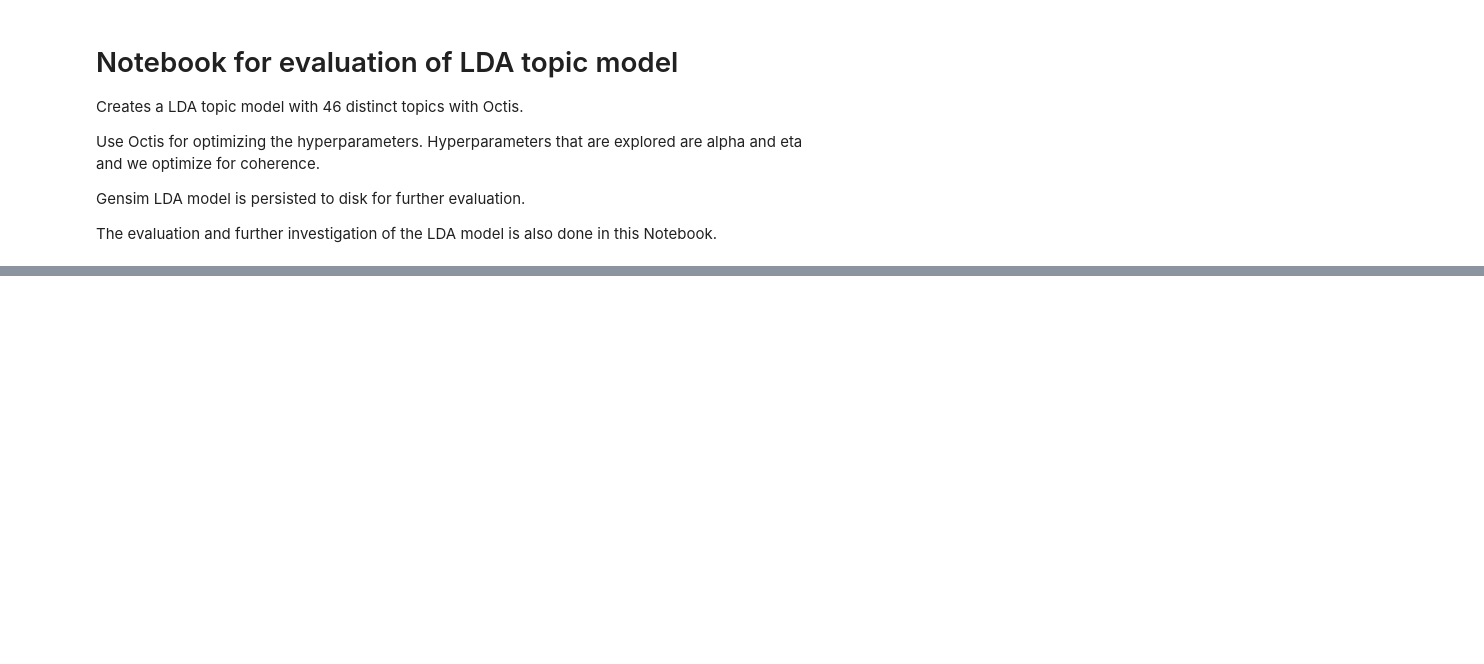
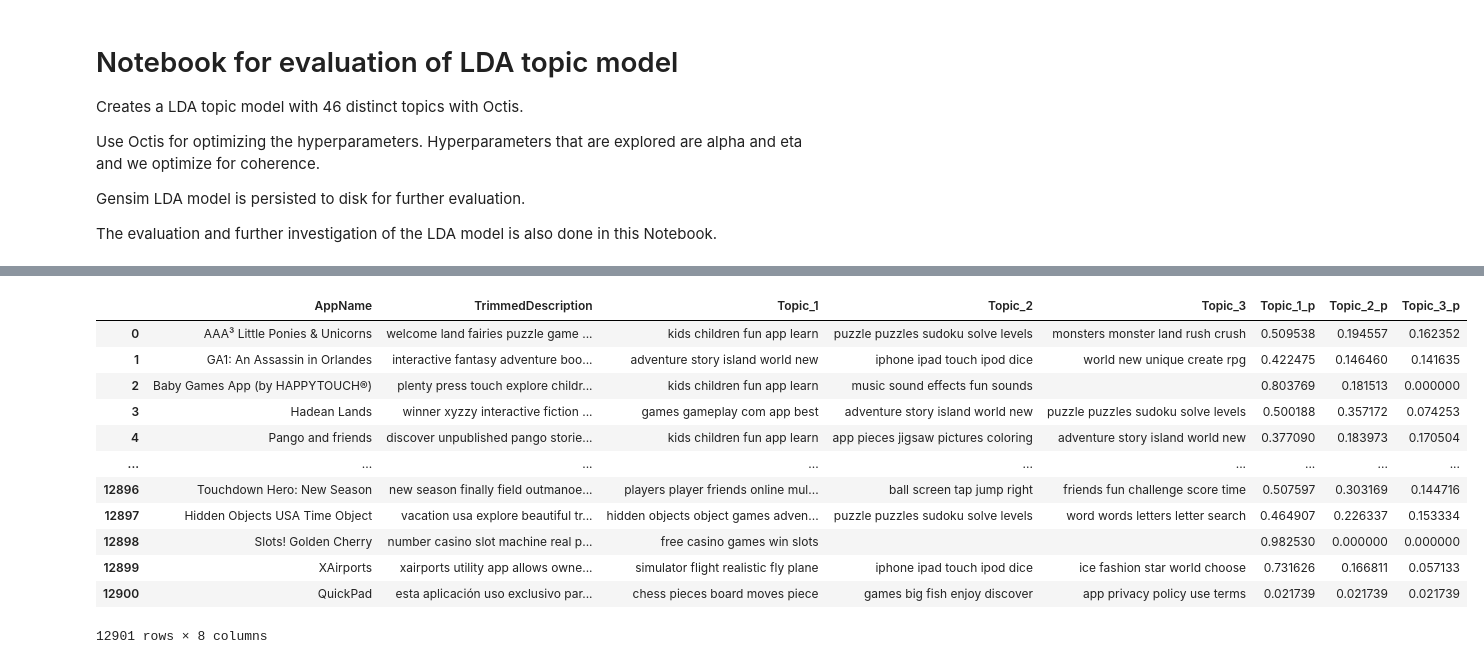
Before and after one commit to tsido/lda-thesis, a Jupyter notebook: topic_extraction/lda/LDA_create_model.ipynb, the cells around one changed output, grey strips where cells are left out. Cells and saved outputs as stored; diff of their text form; code cells hidden in the pictures; blank space fills up the shorter version.

```diff
--- a/topic_extraction/lda/LDA_create_model.ipynb
+++ b/topic_extraction/lda/LDA_create_model.ipynb
@@ -294,0 +363,31 @@ plt.show()
+# %%
+gensim_topic_strings = []
+gensim_topic_probabilities = []
+n_top_topics = 3
+
+corpus = [dictionary.doc2bow(desc) for desc in descriptions]
+
+
+# turn the topics into actual words
+for doc in corpus:
+    doc_topic_strings = []
+    doc_topic_probabilities = []
+
+    doc_topics = lda.get_document_topics(doc)
+    # sort topics by prob and get the top 3 topics for each doc
+    doc_topics.sort(key=lambda x: x[1], reverse=True)
+
+    for i in range(n_top_topics):
+        topic_id = doc_topics[i][0] if i < len(doc_topics) else -1
+
+        if topic_id == -1:
+            doc_topic_strings.append(' ')
+            doc_topic_probabilities.append(0)
+            continue
+
+        words = [w[0] for w in lda.show_topic(topic_id, topn=5)]
+        doc_topic_strings.append(' '.join(words))
+        doc_topic_probabilities.append(doc_topics[i][1])
+
+    gensim_topic_strings.append(doc_topic_strings)
+    gensim_topic_probabilities.append(doc_topic_probabilities)
@@ -294,0 +398,16 @@ plt.show()
+# %%
+gensim_topic_df
+# %% [output]
+|  | AppName | TrimmedDescription | Topic_1 | Topic_2 | Topic_3 | Topic_1_p | Topic_2_p | Topic_3_p |
+| 0 | AAA³ Little Ponies & Unicorns | welcome land fairies puzzle game ... | kids children fun app learn | puzzle puzzles sudoku solve levels | monsters monster land rush crush | 0.509538 | 0.194557 | 0.162352 |
+| 1 | GA1: An Assassin in Orlandes | interactive fantasy adventure boo... | adventure story island world new | iphone ipad touch ipod dice | world new unique create rpg | 0.422475 | 0.146460 | 0.141635 |
+| 2 | Baby Games App (by HAPPYTOUCH®) | plenty press touch explore childr... | kids children fun app learn | music sound effects fun sounds |  | 0.803769 | 0.181513 | 0.000000 |
+| 3 | Hadean Lands | winner xyzzy interactive fiction ... | games gameplay com app best | adventure story island world new | puzzle puzzles sudoku solve levels | 0.500188 | 0.357172 | 0.074253 |
+| 4 | Pango and friends | discover unpublished pango storie... | kids children fun app learn | app pieces jigsaw pictures coloring | adventure story island world new | 0.377090 | 0.183973 | 0.170504 |
+| ... | ... | ... | ... | ... | ... | ... | ... | ... |
+| 12896 | Touchdown Hero: New Season | new season finally field outmanoe... | players player friends online mul... | ball screen tap jump right | friends fun challenge score time | 0.507597 | 0.303169 | 0.144716 |
+| 12897 | Hidden Objects USA Time Object | vacation usa explore beautiful tr... | hidden objects object games adven... | puzzle puzzles sudoku solve levels | word words letters letter search | 0.464907 | 0.226337 | 0.153334 |
+| 12898 | Slots! Golden Cherry | number casino slot machine real p... | free casino games win slots |  |  | 0.982530 | 0.000000 | 0.000000 |
+| 12899 | XAirports | xairports utility app allows owne... | simulator flight realistic fly plane | iphone ipad touch ipod dice | ice fashion star world choose | 0.731626 | 0.166811 | 0.057133 |
+| 12900 | QuickPad | esta aplicación uso exclusivo par... | chess pieces board moves piece | games big fish enjoy discover | app privacy policy use terms | 0.021739 | 0.021739 | 0.021739 |
+12901 rows × 8 columns
```
Also changed, not shown: parts of 20 cells of this notebook.
